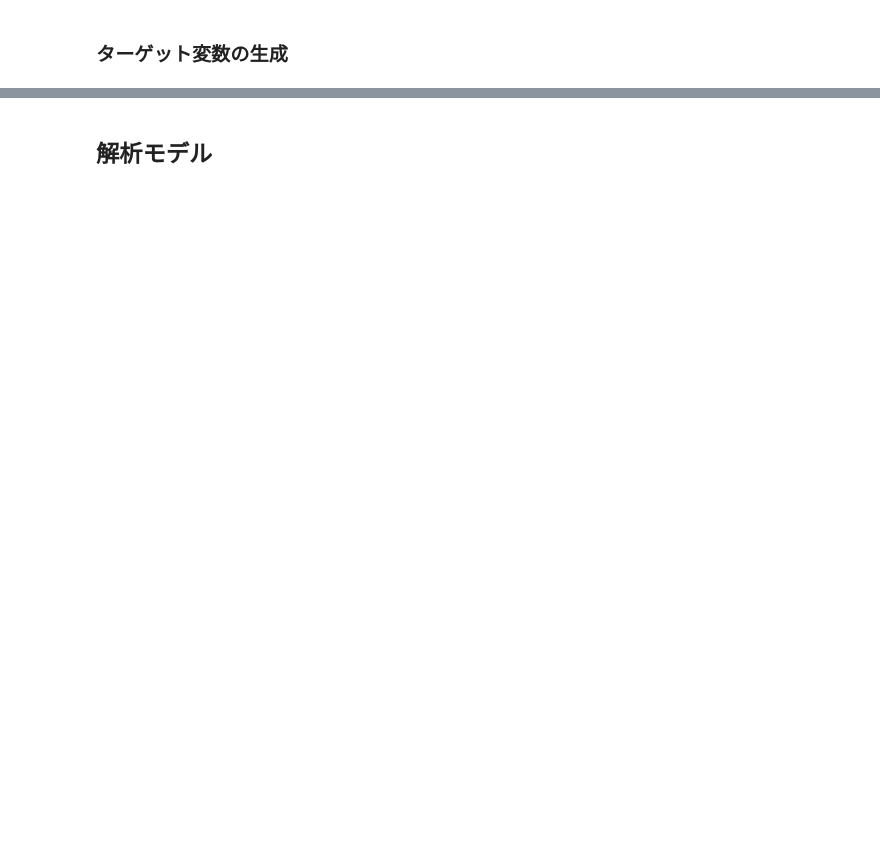
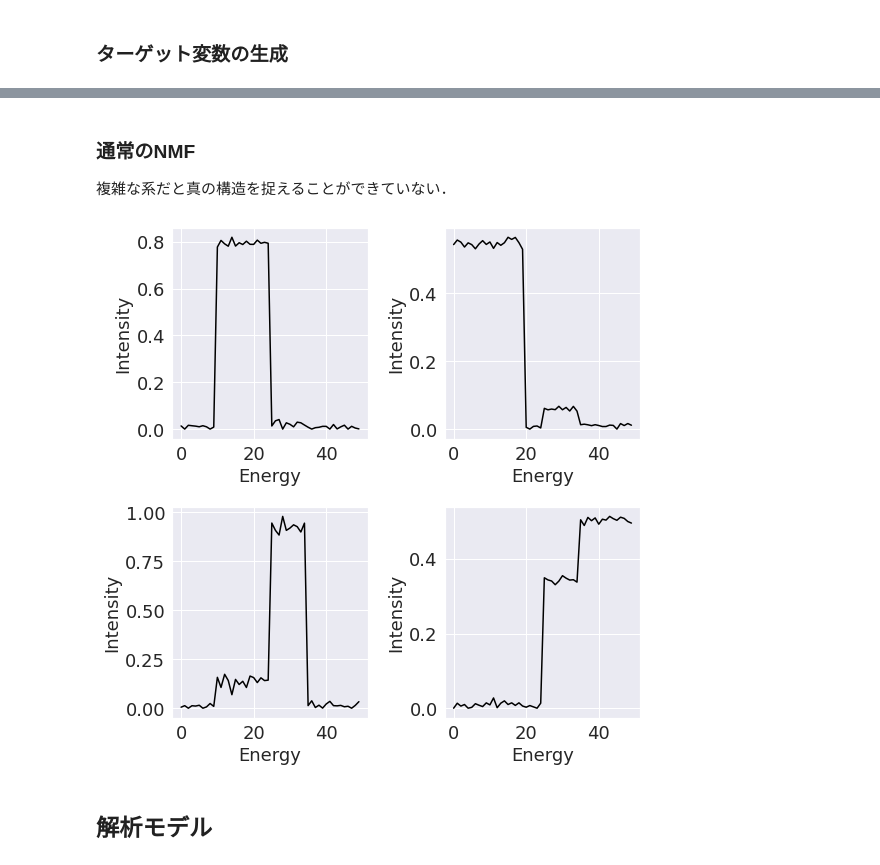
Before and after one commit to murakami9916/poisson-nmf-regression, a Jupyter notebook: src/nmf_reg.ipynb, the cells around one changed output, grey strips where cells are left out. Cells and saved outputs as stored; diff of their text form; code cells hidden in the pictures; blank space fills up the shorter version.

```diff
--- a/src/nmf_reg.ipynb
+++ b/src/nmf_reg.ipynb
@@ -58,3 +66,22 @@ plt.scatter(f_t, y)
+# %% [markdown]
+### 通常のNMF
+複雑な系だと真の構造を捉えることができていない．
+# %%
+from sklearn.decomposition import NMF
+nmf = NMF(n_components=K, init="random", random_state=123, max_iter=1500)
+W = nmf.fit_transform( X / np.max(X) )
+H = nmf.components_
+
+plt.figure(figsize=(8, 8))
+for k in range(K):
+    plt.subplot(K//2, K//2, k+1)
+    plt.plot(W[:, k], c='k')
+    plt.xlabel('Energy')
+    plt.ylabel('Intensity')
+plt.tight_layout()
+plt.show()
+# %% [output]
+[figure, added]
 # %% [markdown]
 ## 解析モデル
 # %%
```
Also changed, not shown: parts of 9 cells of this notebook.
